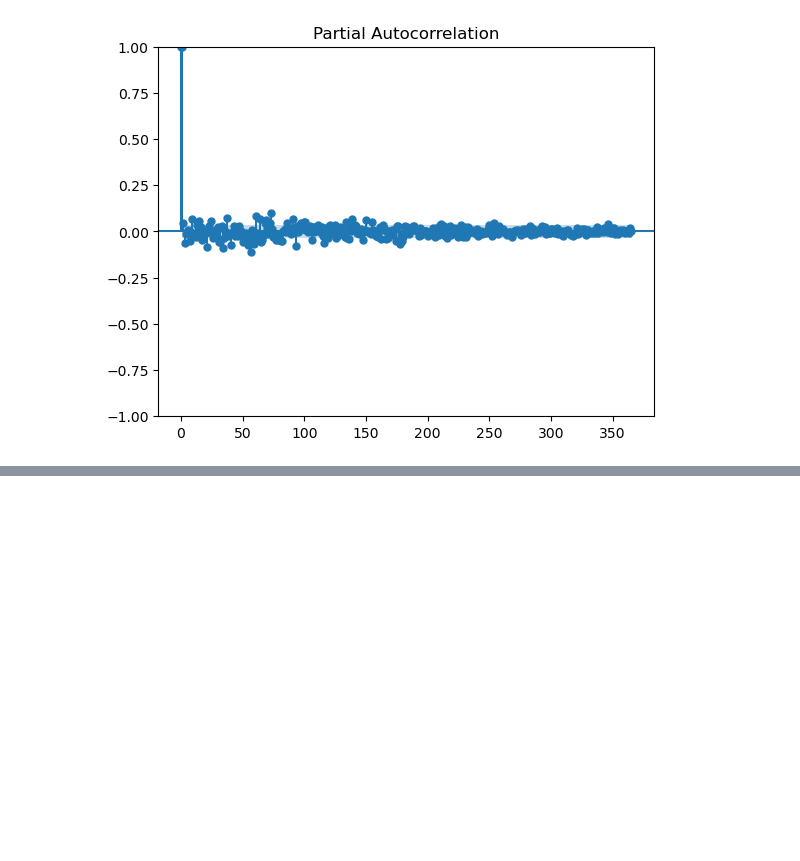
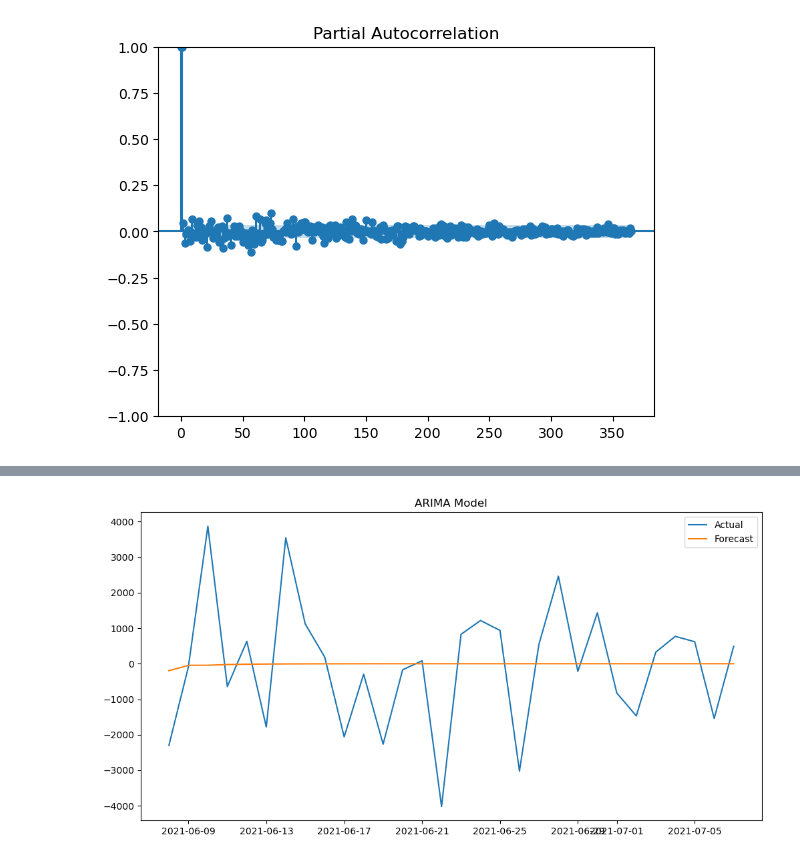
Before and after one commit to LethalDriver/Time-Series-Analysis-Lab, a Jupyter notebook: project_crypto.ipynb, the cells around one changed output, grey strips where cells are left out. Saved outputs shown, nothing was run; the diff lists cells and outputs as text; code cells hidden in the pictures; blank space fills up the shorter version.

```diff
--- a/project_crypto.ipynb
+++ b/project_crypto.ipynb
@@ -48,0 +64,5 @@ plot_pacf(bitcoin['Close'], lags=365)
+# %%
+from pmdarima import auto_arima
+
+model = auto_arima(bitcoin['Difference_Close'].dropna(), seasonal=False)
+model.summary()
@@ -49 +89,23 @@ plot_pacf(bitcoin['Close'], lags=365)
+# %%
+forecast_length = 30
+# %%
+train_arima = bitcoin['Difference_Close'].iloc[:-forecast_length]
+test_arima = bitcoin['Difference_Close'].iloc[-forecast_length:]
+# %%
+model.fit(train_arima)
+fitted_values = model.predict_in_sample()
+forecast = model.predict(n_periods=forecast_length)
+predictions = pd.Series(forecast[0]).cumsum()
+predictions = predictions.add(bitcoin['Close'].iloc[0])
+# %%
+import matplotlib.pyplot as plt
+
+plt.figure(figsize=(12, 6))
+plt.title('ARIMA Model')
+plt.plot(test_arima.index, test_arima, label='Actual')
+plt.plot(test_arima.index, forecast, label='Forecast')
+plt.legend()
+plt.show()
+# %% [output]
+[figure, added]
 # %%
```
Also changed, not shown: parts of 14 cells of this notebook.
